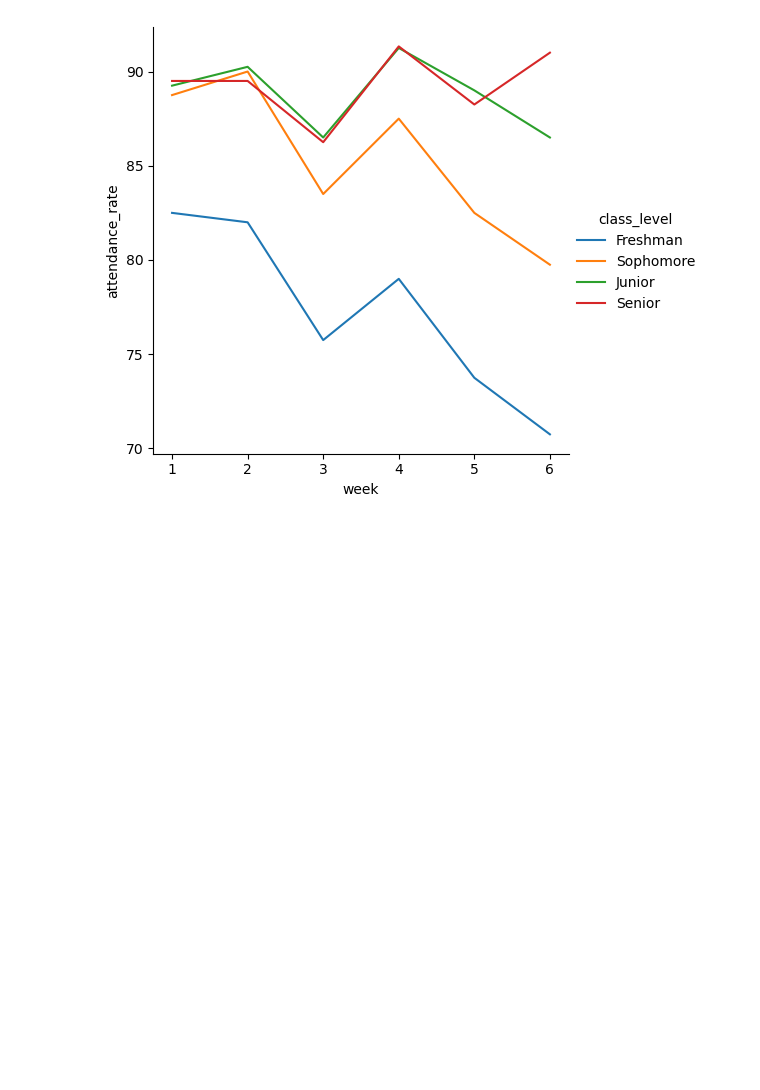
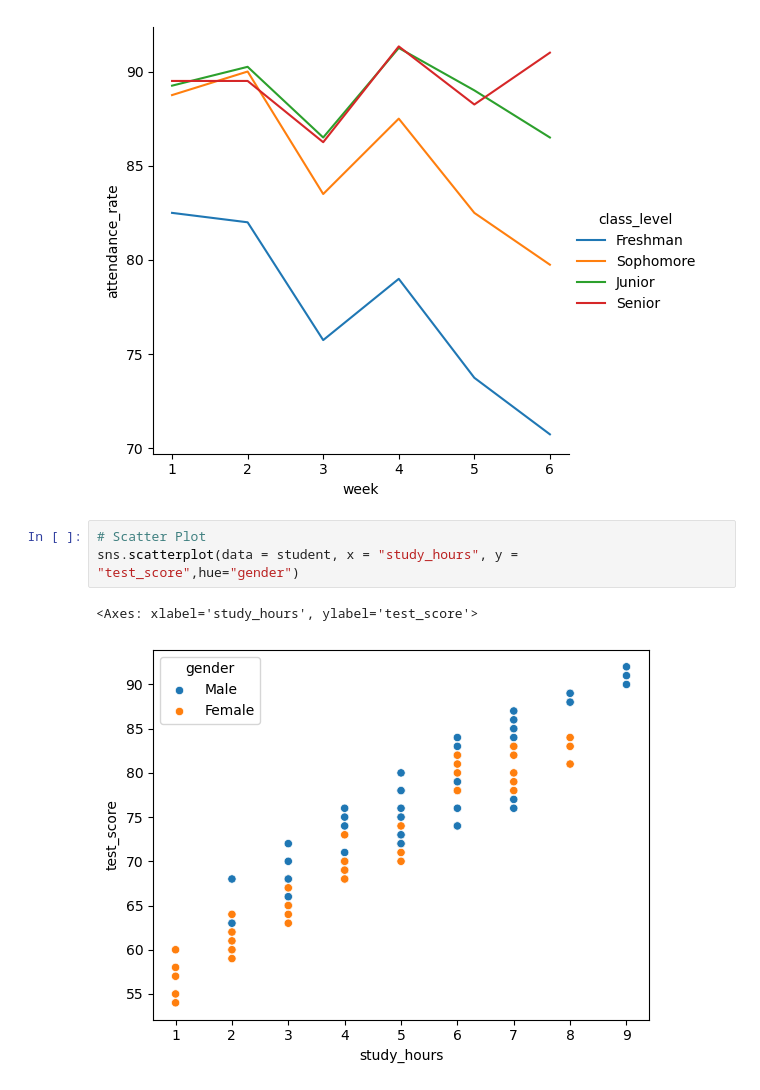
Before and after one commit to nafijur-rahaman/Data-Analysis-With-Python, a Jupyter notebook: Seaborn/seborn.ipynb, the cells around one changed output. Saved outputs shown, nothing was run; the diff lists cells and outputs as text; blank space fills up the shorter version.

Commit message:
scatter plot with seaborn

```diff
--- a/Seaborn/seborn.ipynb
+++ b/Seaborn/seborn.ipynb
@@ -38,3 +38,9 @@ sns.relplot(kind="line", data = student, x = "week", y = "attendance_rate", erro
 # %% [output]
 <seaborn.axisgrid.FacetGrid at 0x...>
 [figure]
+# %%
+# Scatter Plot
+sns.scatterplot(data = student, x = "study_hours", y = "test_score",hue="gender")
+# %% [output]
+<Axes: xlabel='study_hours', ylabel='test_score'>
+[figure, added]
```
Also changed, not shown: parts of 2 cells of this notebook.
